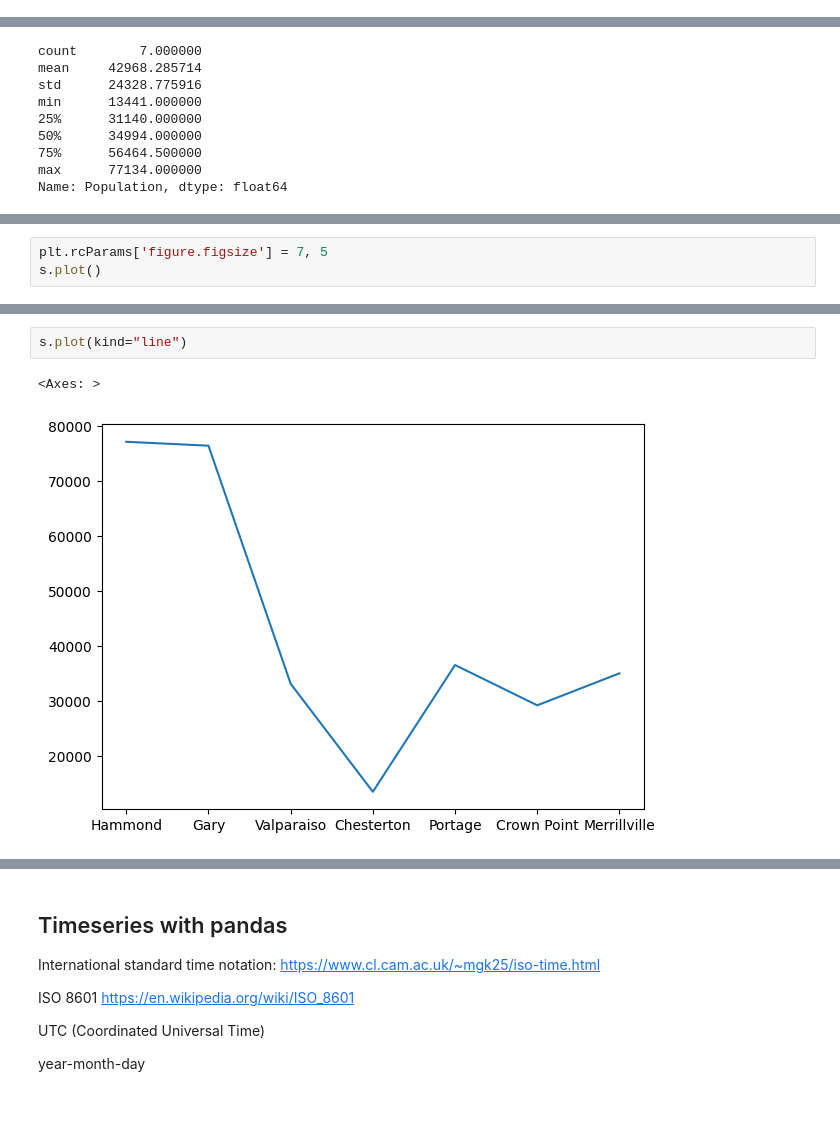
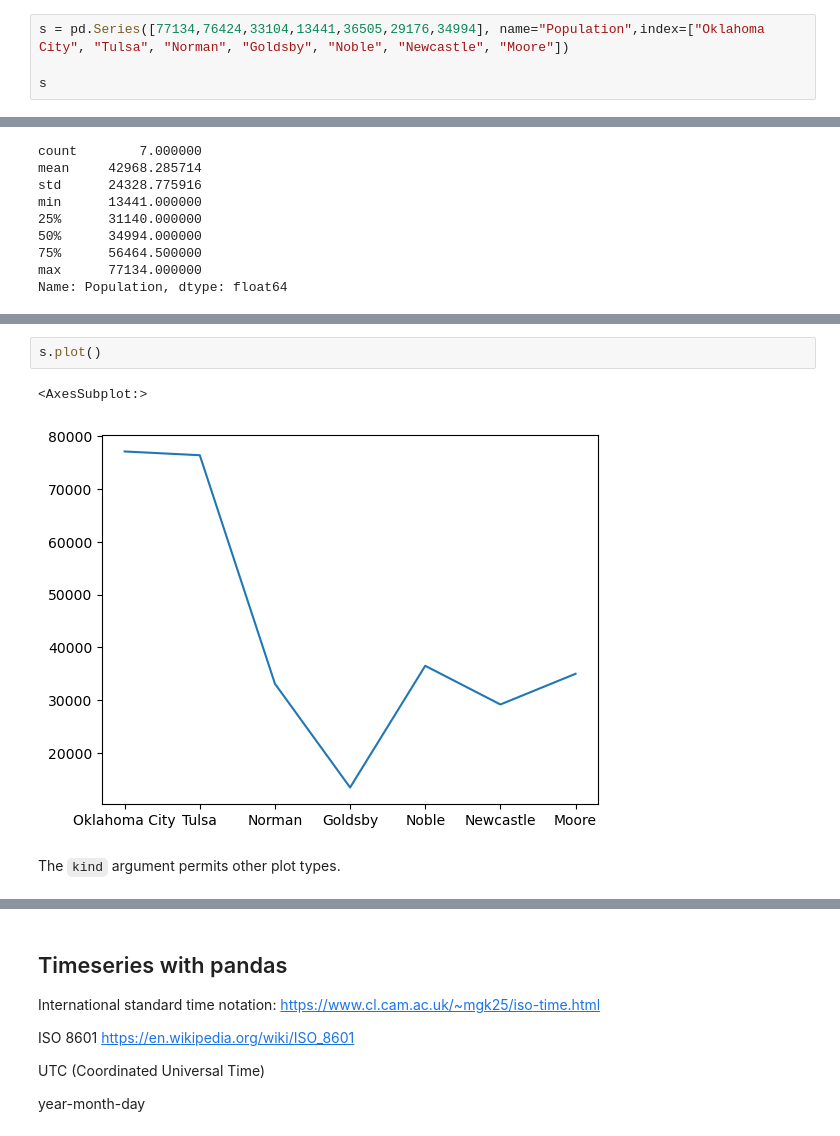
Before and after one commit to CWCopeland/ComputationalPhysics, a Jupyter notebook: LectureNotes/09_pandas.ipynb, the cells around one changed output, grey strips where cells are left out. Cells and saved outputs as stored; diff of their text form; blank space fills up the shorter version.

```diff
--- a/LectureNotes/09_pandas.ipynb
+++ b/LectureNotes/09_pandas.ipynb
@@ -163,0 +96,4 @@ And there is a built in method to give a summary of all of the statisics:
+# %%
+s = pd.Series([77134,76424,33104,13441,36505,29176,34994], name="Population",index=["Oklahoma City", "Tulsa", "Norman", "Goldsby", "Noble", "Newcastle", "Moore"])
+
+s
@@ -180,3 +162,0 @@ The pandas Series interfaces with pyplot:
-# %%
-plt.rcParams['figure.figsize'] = 7, 5
-s.plot()
@@ -186,8 +163,10 @@ s.plot()
 # %%
-s.plot(kind="line")
+s.plot()
 # %% [output]
-<Axes: >
+<AxesSubplot:>
-[figure, old version]
+[figure, new version]
+# %% [markdown]
+The `kind` argument permits other plot types.
 # %%
 s.plot(kind="bar")
 # %% [output]
```
Also changed, not shown: parts of 373 cells of this notebook.
